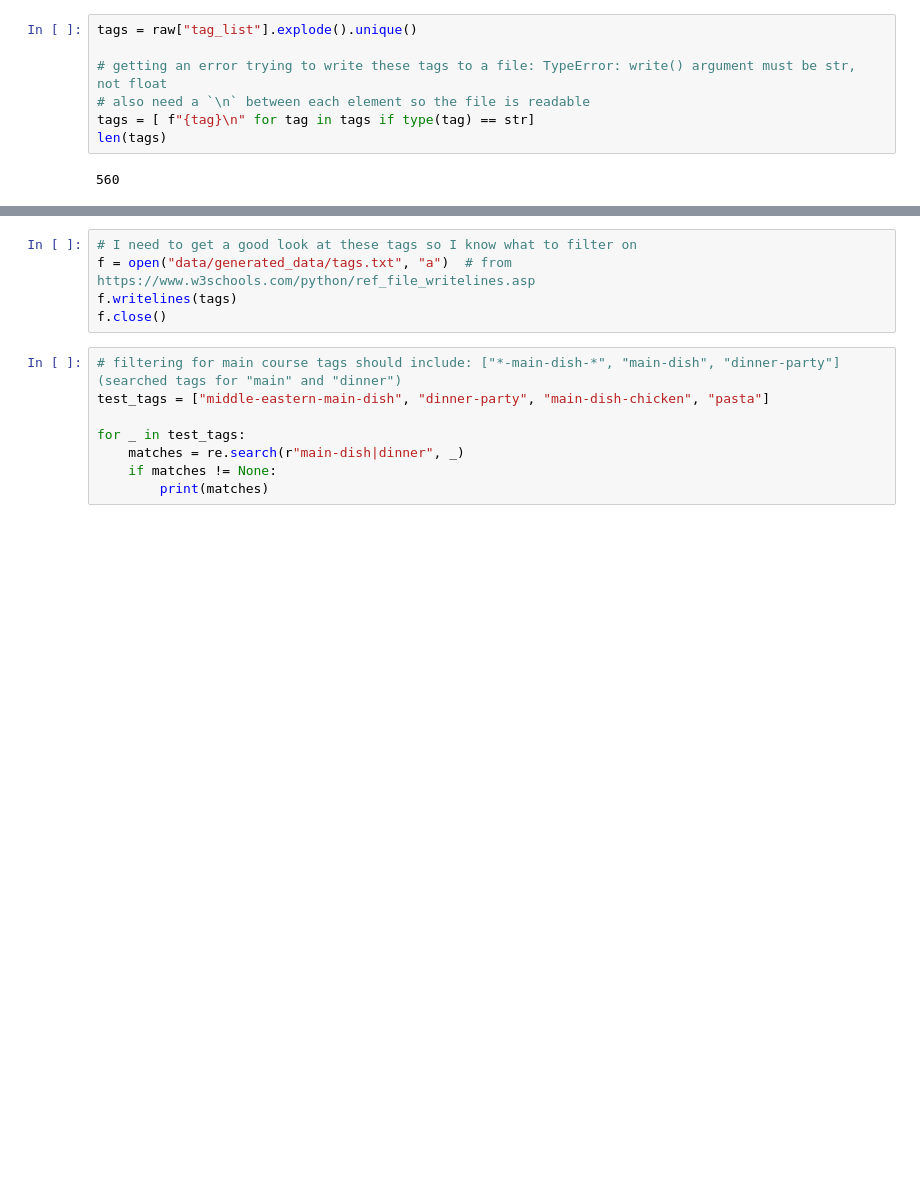
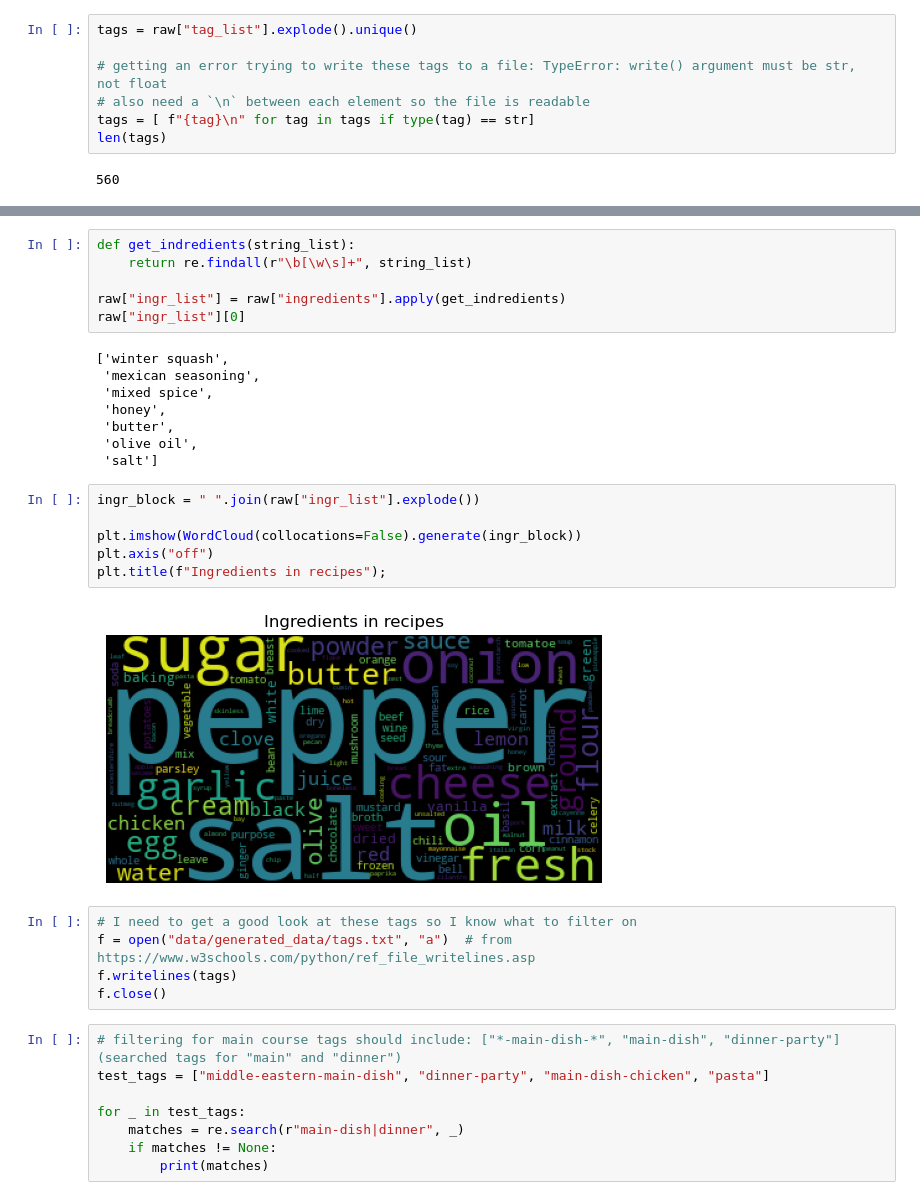
Before and after one commit to heath3conk/make-this, a Jupyter notebook: notebooks/cluster_model_trials.ipynb, the cells around one changed output, grey strips where cells are left out. Cells and saved outputs as stored; diff of their text form; blank space fills up the shorter version.

```diff
--- a/notebooks/cluster_model_trials.ipynb
+++ b/notebooks/cluster_model_trials.ipynb
@@ -238,3 +254,25 @@ len(tags)
+# %%
+def get_indredients(string_list):
+    return re.findall(r"\b[\w\s]+", string_list)
+
+raw["ingr_list"] = raw["ingredients"].apply(get_indredients)
+raw["ingr_list"][0]
+# %% [output]
+['winter squash',
+ 'mexican seasoning',
+ 'mixed spice',
+ 'honey',
+ 'butter',
+ 'olive oil',
+ 'salt']
+# %%
+ingr_block = " ".join(raw["ingr_list"].explode())
+
+plt.imshow(WordCloud(collocations=False).generate(ingr_block))
+plt.axis("off")
+plt.title(f"Ingredients in recipes");
+# %% [output]
+[figure, added]
 # %%
 # I need to get a good look at these tags so I know what to filter on
 f = open("data/generated_data/tags.txt", "a")  # from https://www.w3schools.com/python/ref_file_writelines.asp
```
Also changed, not shown: parts of 8 cells of this notebook, 8 other files.
